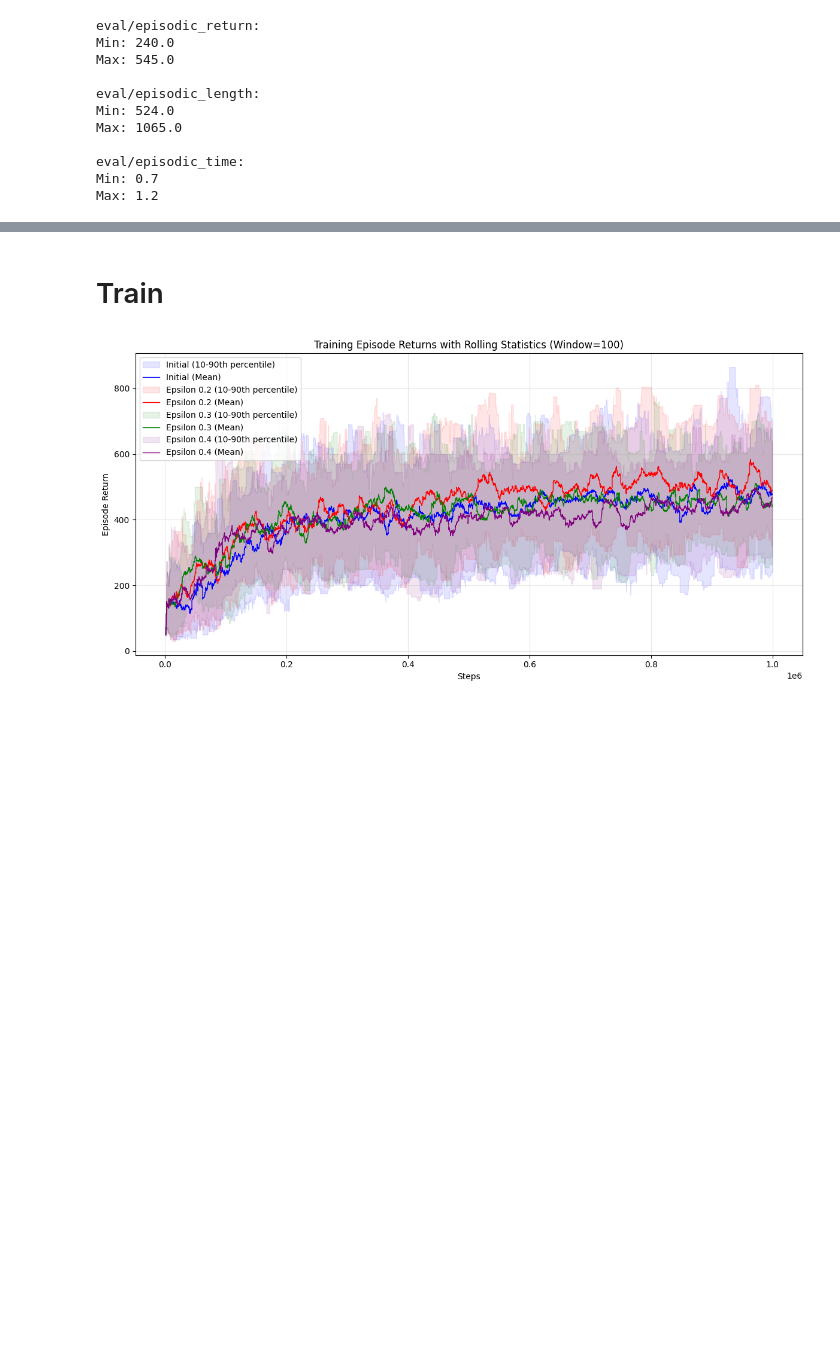
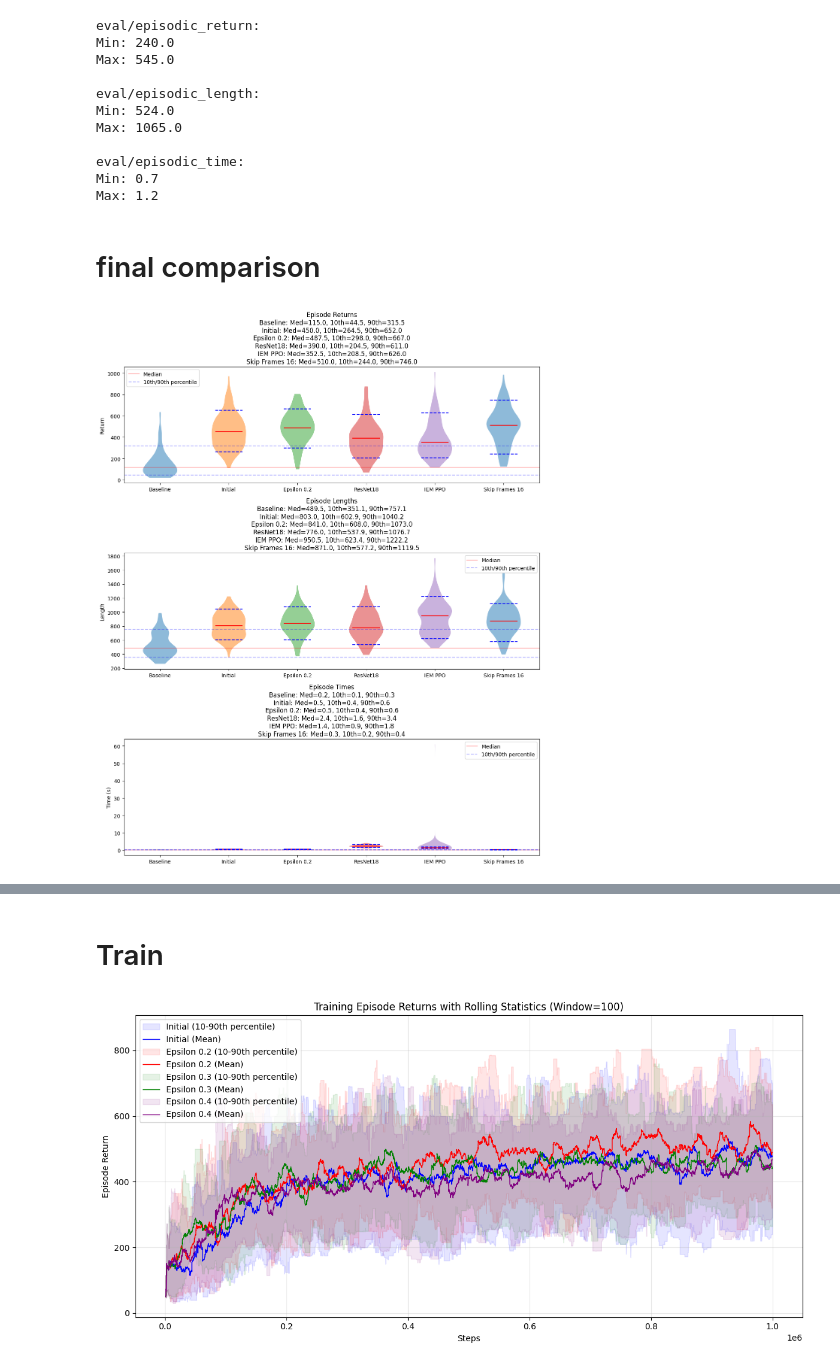
Before and after one commit to florinbarbisch/rle-assginment, a Jupyter notebook: eval.ipynb, the cells around one changed output, grey strips where cells are left out. Drawn from its saved outputs; the diff is of its cells as text; code cells hidden in the pictures; blank space fills up the shorter version.

```diff
--- a/eval.ipynb
+++ b/eval.ipynb
@@ -273,3 +271,11 @@ Max: 1065.0
 eval/episodic_time:
 Min: 0.7
 Max: 1.2
+# %% [markdown]
+# final comparison
+# %%
+dfs_comparison = [baseline_df, initial_df, df_epsilon_0_2, df_resnet, df_iem_ppo, df_skip_frames_16]
+labels = ['Baseline', 'Initial', 'Epsilon 0.2', 'ResNet18', 'IEM PPO', 'Skip Frames 16']
+plot_episode_stats_violin(*dfs_comparison, labels=labels)
+# %% [output]
+[figure, added]
```
Also changed, not shown: parts of 3 cells of this notebook, 1 other file.
